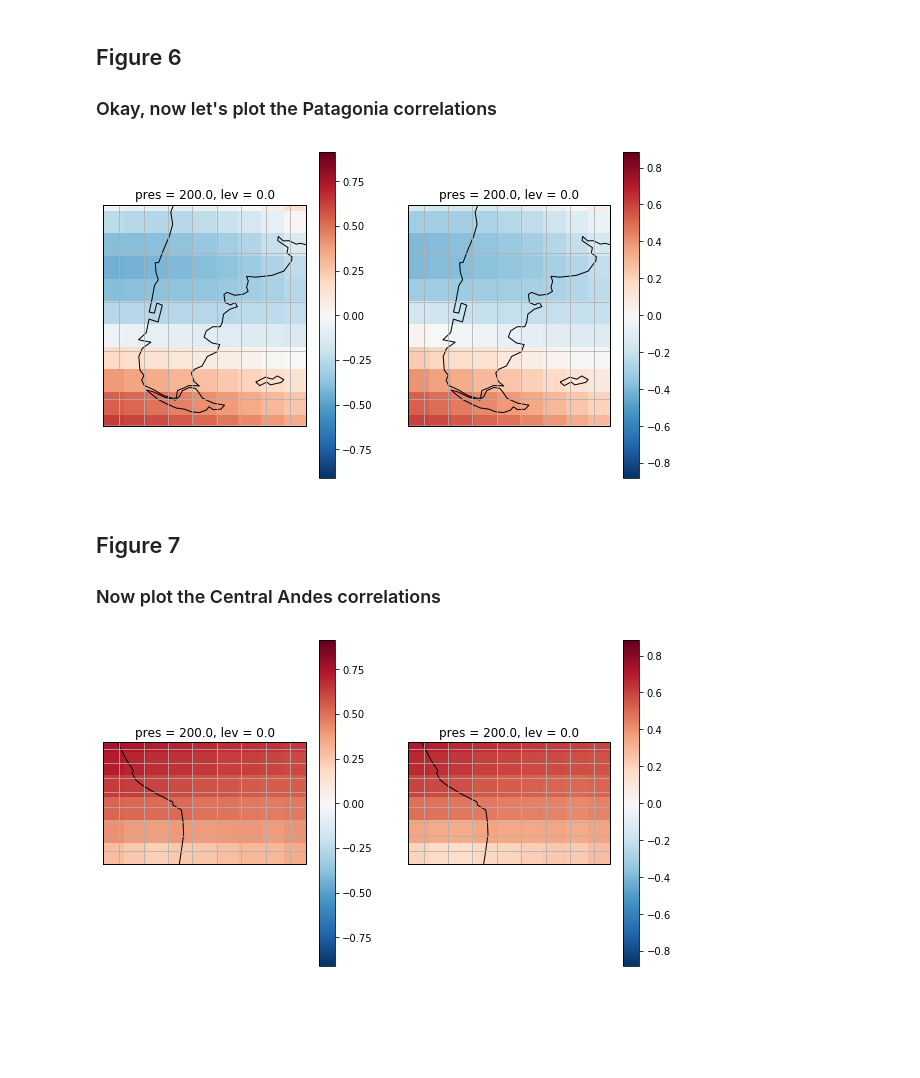
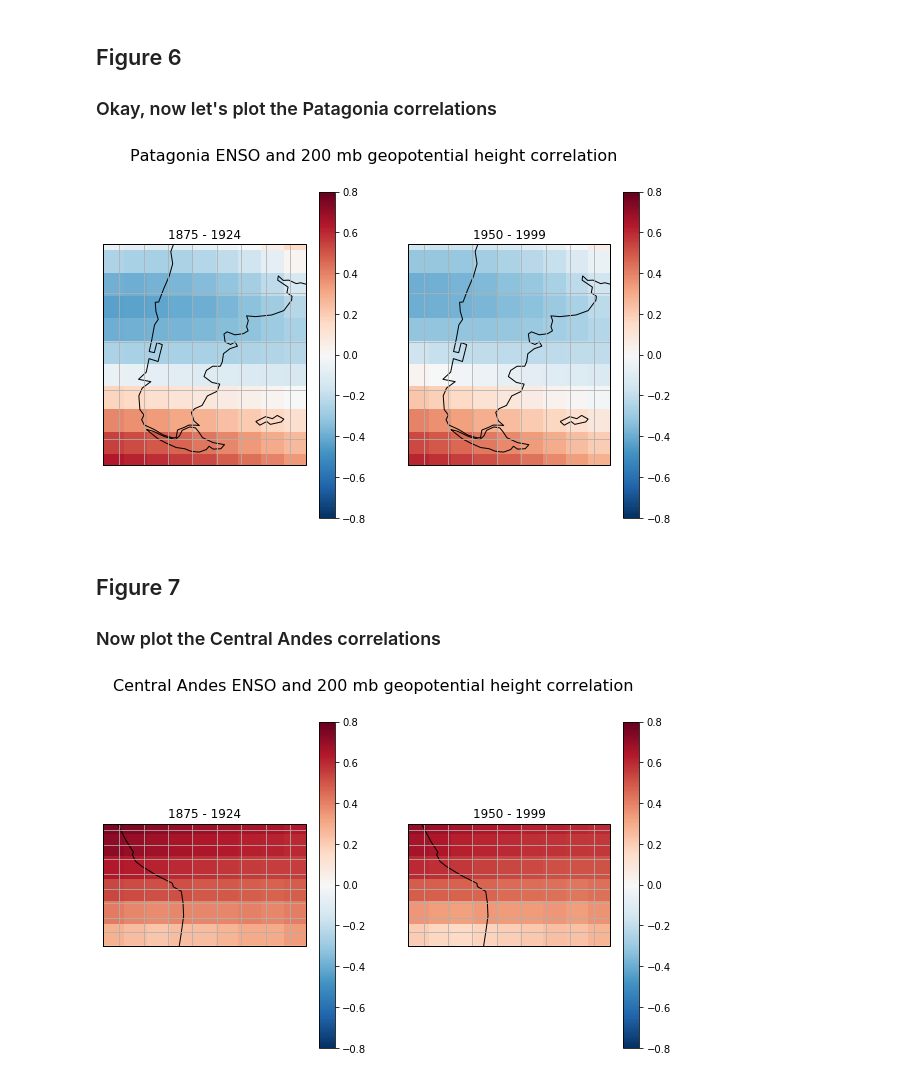
Before and after one commit to amvaruolo-clarke/rces-project, a Jupyter notebook: rces-project-20181129.ipynb, the cells around one changed output. Saved outputs shown, nothing was run; the diff lists cells and outputs as text; code cells hidden in the pictures; blank space fills up the shorter version.

```diff
--- a/rces-project-20181129.ipynb
+++ b/rces-project-20181129.ipynb
@@ -642,36 +648,40 @@ central_lon = np.mean(extent[:2]) # get first two values in extent which are lon
 central_lat = np.mean(extent[2:]) # get last two values in extent which are latutides to calc center lat
 
 map_proj = ccrs.PlateCarree(central_lon) # this is the project we want our map to be on
 data_proj = ccrs.PlateCarree() # the data is in lat/lon, we can use PlateCarrree
 
 fig, ax = plt.subplots(ncols = 2, figsize = (10, 6),
                        subplot_kw = {'projection':map_proj})
+fig.suptitle('Patagonia ENSO and 200 mb geopotential height correlation', fontsize=16)
+
 #ax = plt.axes(projection = map_proj) # create axis that has the map projection we want
 ax[0].set_extent(extent) # set extent based on what we have defined above
 
 ax[0].add_feature(cfeature.OCEAN, facecolor = 'w', edgecolor = 'k') # add ocean, make it white
 ax[0].add_feature(cfeature.LAND, facecolor = 'w', edgecolor = 'k') # add land,make it white with black edges
 ax[0].add_feature(cfeature.COASTLINE, edgecolor = 'k') # add coastline feature and set color to be white and edgecolor to be black
 
 
-cs = sst_hgt_cor_time1.plot(transform = data_proj, ax = ax[0])
+cs = sst_hgt_cor_time1.plot(transform = data_proj, ax = ax[0], vmin = -0.8, vmax = 0.8, cmap = 'RdBu_r', extend = 'neither')
 #plt.clabel(cs) # use plt to format the contour labels using clabel, %1.0f tell python to only show string of whole numbers and we added unit
 ax[0].gridlines();
+ax[0].set_title('1875 - 1924');
 
 ax[1].set_extent(extent) # set extent based on what we have defined above
 
 ax[1].add_feature(cfeature.OCEAN, facecolor = 'w', edgecolor = 'k') # add ocean, make it white
 ax[1].add_feature(cfeature.LAND, facecolor = 'w', edgecolor = 'k') # add land,make it white with black edges
 ax[1].add_feature(cfeature.COASTLINE, edgecolor = 'k') # add coastline feature and set color to be white and edgecolor to be black
 
 
-cs = sst_hgt_cor_time2.plot(transform = data_proj, ax = ax[1])
+cs = sst_hgt_cor_time2.plot(transform = data_proj, ax = ax[1], vmin = -0.8, vmax = 0.8, cmap = 'RdBu_r', extend = 'neither')
 #plt.clabel(cs) # use plt to format the contour labels using clabel, %1.0f tell python to only show string of whole numbers and we added unit
 ax[1].gridlines();
+ax[1].set_title('1950 - 1999');
 
 fig.savefig('rces-project_fig6.png')
 # %% [output]
-[figure, old version]
+[figure, new version]
 # %% [markdown]
 ## Figure 7
 ### Now plot the Central Andes correlations
@@ -686,6 +696,8 @@ data_proj = ccrs.PlateCarree() # the data is in lat/lon, we can use PlateCarrree
 
 fig, ax = plt.subplots(ncols = 2, figsize = (10, 6),
                        subplot_kw = {'projection':map_proj})
+fig.suptitle('Central Andes ENSO and 200 mb geopotential height correlation', fontsize=16)
+
 #ax = plt.axes(projection = map_proj) # create axis that has the map projection we want
 ax[0].set_extent(extent) # set extent based on what we have defined above
 
@@ -694,9 +706,10 @@ ax[0].add_feature(cfeature.LAND, facecolor = 'w', edgecolor = 'k') # add land,ma
 ax[0].add_feature(cfeature.COASTLINE, edgecolor = 'k') # add coastline feature and set color to be white and edgecolor to be black
 
 
-cs = sst_hgt_cor_time1.plot(transform = data_proj, ax = ax[0])
+cs = sst_hgt_cor_time1.plot(transform = data_proj, ax = ax[0], vmin = -0.8, vmax = 0.8, cmap = 'RdBu_r', extend = 'neither')
 #plt.clabel(cs) # use plt to format the contour labels using clabel, %1.0f tell python to only show string of whole numbers and we added unit
 ax[0].gridlines();
+ax[0].set_title('1875 - 1924');
 
 ax[1].set_extent(extent) # set extent based on what we have defined above
 
@@ -705,10 +718,11 @@ ax[1].add_feature(cfeature.LAND, facecolor = 'w', edgecolor = 'k') # add land,ma
 ax[1].add_feature(cfeature.COASTLINE, edgecolor = 'k') # add coastline feature and set color to be white and edgecolor to be black
 
 
-cs = sst_hgt_cor_time2.plot(transform = data_proj, ax = ax[1])
+cs = sst_hgt_cor_time2.plot(transform = data_proj, ax = ax[1], vmin = -0.8, vmax = 0.8, cmap = 'RdBu_r', extend = 'neither')
 #plt.clabel(cs) # use plt to format the contour labels using clabel, %1.0f tell python to only show string of whole numbers and we added unit
 ax[1].gridlines();
+ax[1].set_title('1950 - 1999');
 
 fig.savefig('rces-project_fig7.png')
 # %% [output]
-[figure, old version]
+[figure, new version]
```
Also changed, not shown: parts of 3 cells of this notebook.
